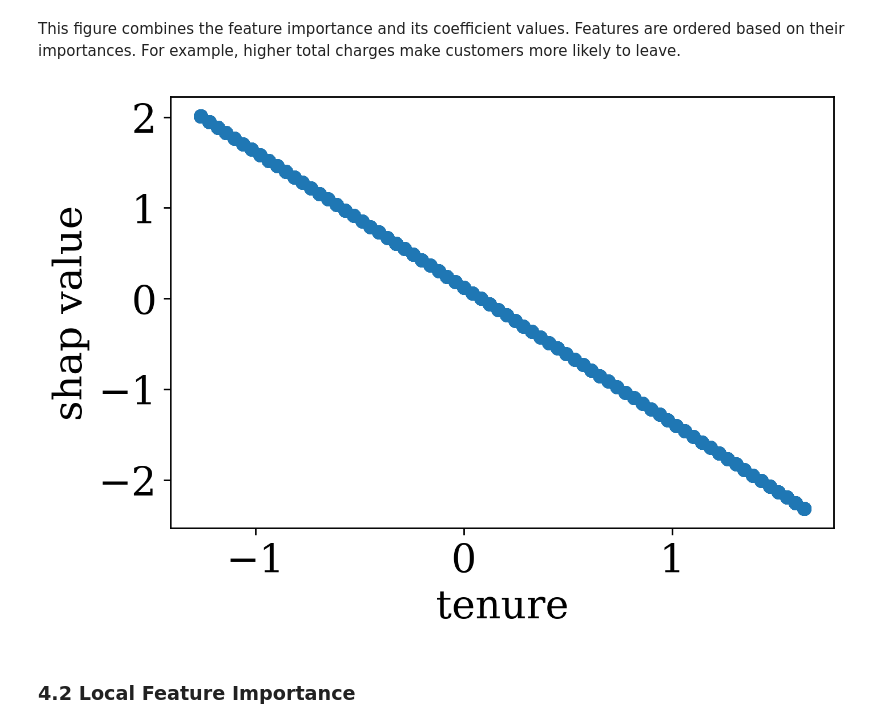
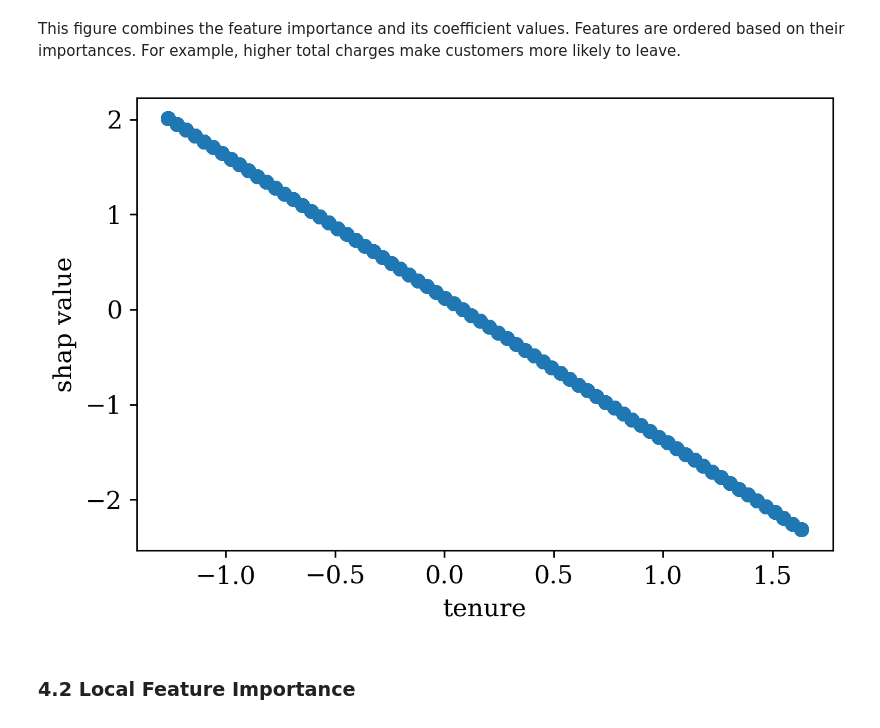
Before and after one commit to yuetianli22/DATA1030_FinalProject, a Jupyter notebook: src/DATA1030_FinalProject.ipynb, the cells around one changed output. Cells and saved outputs as stored; diff of their text form; code cells hidden in the pictures.

```diff
--- a/src/DATA1030_FinalProject.ipynb
+++ b/src/DATA1030_FinalProject.ipynb
@@ -1181,22 +1181,22 @@ This figure combines the feature importance and its coefficient values. Features
 # %%
 # Individual Feature: tenure
 
 X_test_transformed = pd.DataFrame(x_test,columns = feature_names)
 x_plot = X_test_transformed['tenure']
 
 indx = feature_names.index('tenure')
 indx
 
 y_plot = shap_values[:,indx]
 y_plot
 
-matplotlib.rcParams.update({'font.size': 20})
+matplotlib.rcParams.update({'font.size': 12})
 plt.scatter(X_test_transformed['tenure'],shap_values[:,indx])
 plt.ylabel('shap value')
 plt.xlabel('tenure')
 plt.show()
 # %% [output]
-[figure, old version]
+[figure, new version]
 # %% [markdown]
 ### 4.2 Local Feature Importance
 # %%
```
Also changed, not shown: parts of 1 cell of this notebook.
